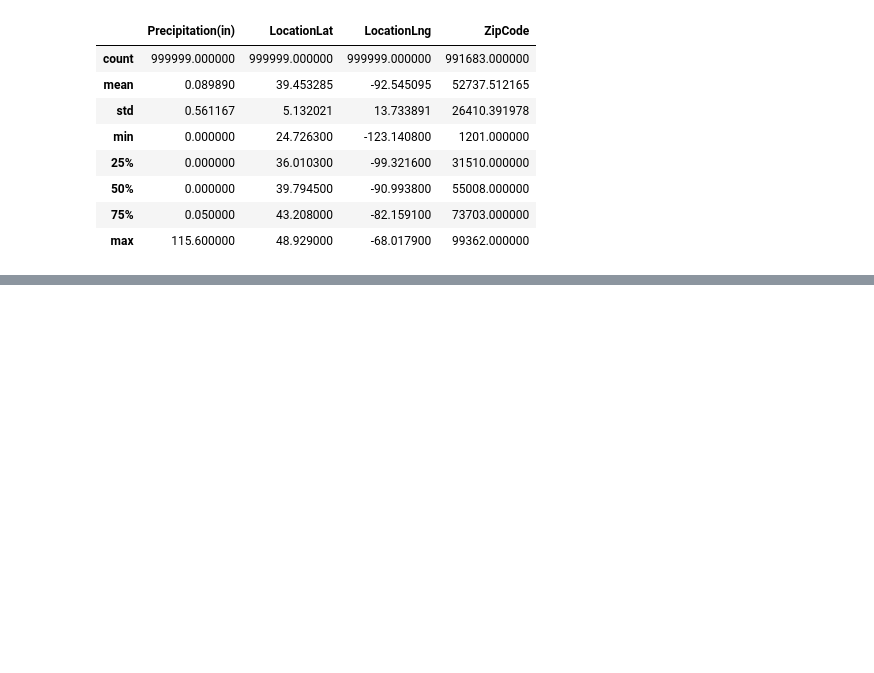
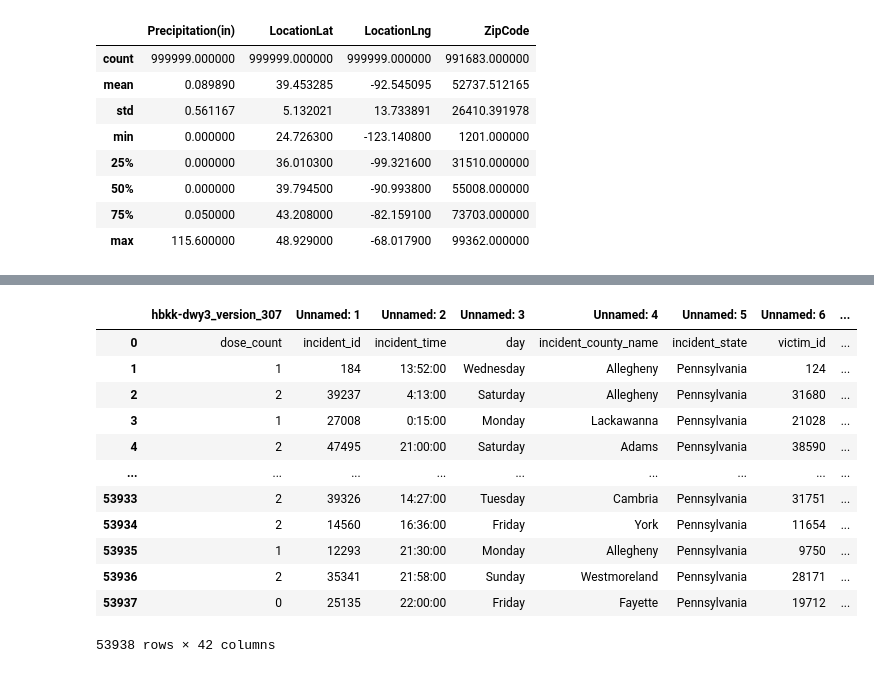
Before and after one commit to BBotzer/DAAN881_Team1, a Jupyter notebook: opioid_analytics/notebooks/data_processing_bb.ipynb, the cells around one changed output, grey strips where cells are left out. Drawn from its saved outputs; the diff is of its cells as text; code cells hidden in the pictures; blank space fills up the shorter version.

Commit message:
Bulk data commit

```diff
--- a/opioid_analytics/notebooks/data_processing_bb.ipynb
+++ b/opioid_analytics/notebooks/data_processing_bb.ipynb
@@ -193,3 +205,6 @@ weather_df.describe()
 | 50% | 0.000000 | 39.794500 | -90.993800 | 55008.000000 |
 | 75% | 0.050000 | 43.208000 | -82.159100 | 73703.000000 |
 | max | 115.600000 | 48.929000 | -68.017900 | 99362.000000 |
+# %%
+overdose_PA_df = pd.read_excel('../data/raw/OverdoseDataPA1.xlsx', engine='calamine')
+overdose_PA_df.head(5)
@@ -195,0 +219,16 @@ weather_df.describe()
+# %%
+overdose_PA_df
+# %% [output]
+|  | hbkk-dwy3_version_307 | Unnamed: 1 | Unnamed: 2 | Unnamed: 3 | Unnamed: 4 | Unnamed: 5 | Unnamed: 6 | ... |
+| 0 | dose_count | incident_id | incident_time | day | incident_county_name | incident_state | victim_id | ... |
+| 1 | 1 | 184 | 13:52:00 | Wednesday | Allegheny | Pennsylvania | 124 | ... |
+| 2 | 2 | 39237 | 4:13:00 | Saturday | Allegheny | Pennsylvania | 31680 | ... |
+| 3 | 1 | 27008 | 0:15:00 | Monday | Lackawanna | Pennsylvania | 21028 | ... |
+| 4 | 2 | 47495 | 21:00:00 | Saturday | Adams | Pennsylvania | 38590 | ... |
+| ... | ... | ... | ... | ... | ... | ... | ... | ... |
+| 53933 | 2 | 39326 | 14:27:00 | Tuesday | Cambria | Pennsylvania | 31751 | ... |
+| 53934 | 2 | 14560 | 16:36:00 | Friday | York | Pennsylvania | 11654 | ... |
+| 53935 | 1 | 12293 | 21:30:00 | Monday | Allegheny | Pennsylvania | 9750 | ... |
+| 53936 | 2 | 35341 | 21:58:00 | Sunday | Westmoreland | Pennsylvania | 28171 | ... |
+| 53937 | 0 | 25135 | 22:00:00 | Friday | Fayette | Pennsylvania | 19712 | ... |
+53938 rows × 42 columns
```
Also changed, not shown: parts of 6 cells of this notebook, 5 other files.
